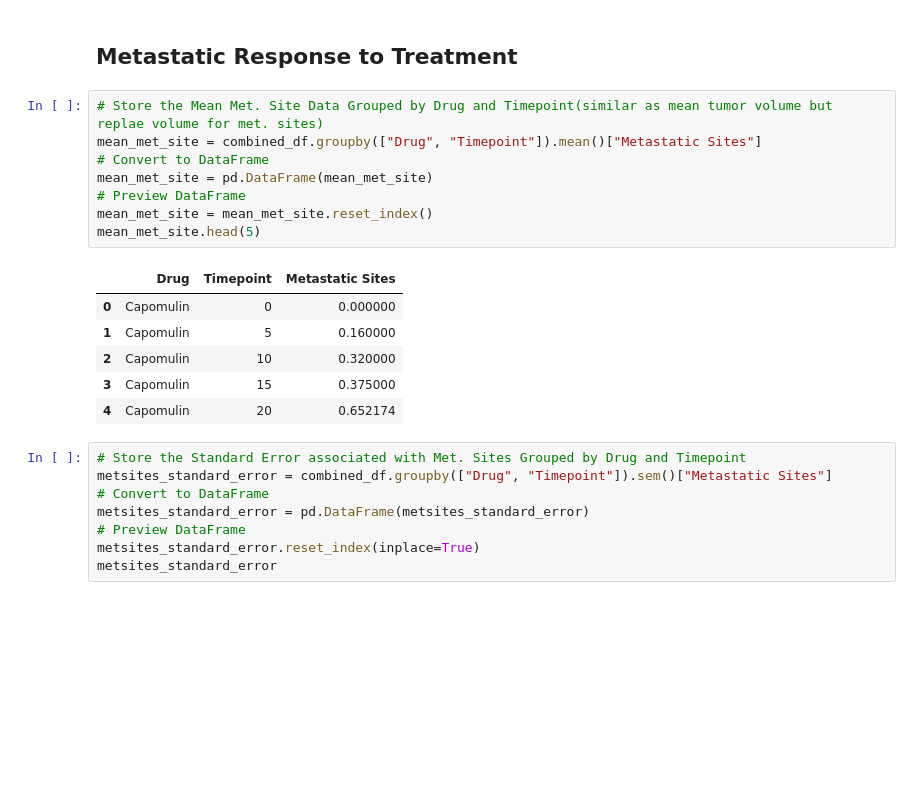
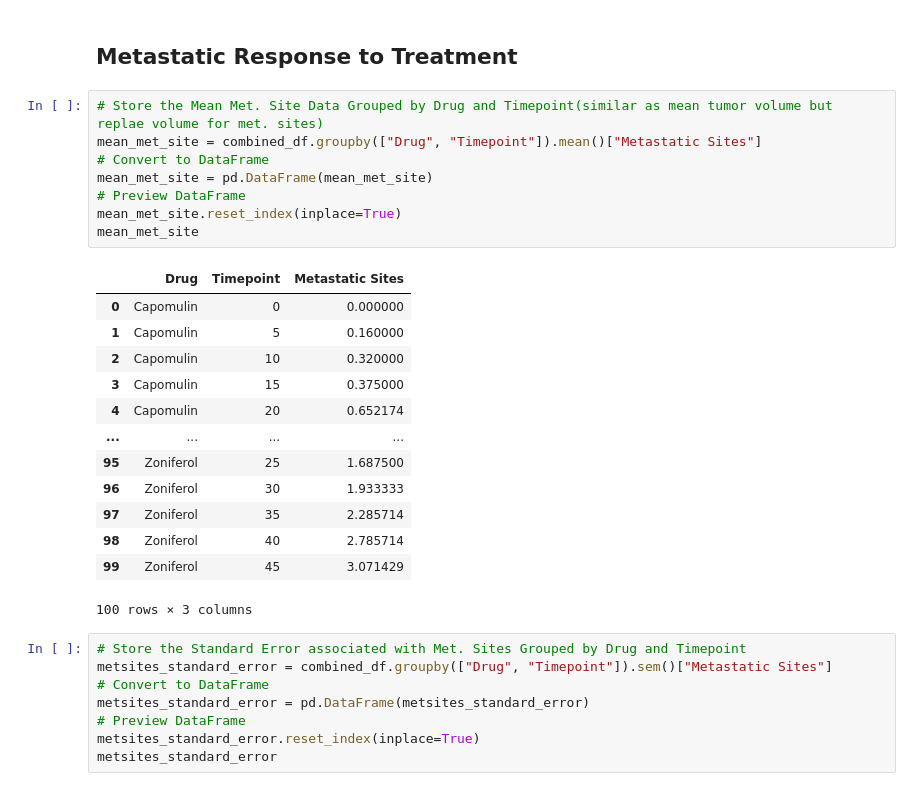
Before and after one commit to perliz77/matplotlib-challenge, a Jupyter notebook: Pymaceuticals/Matplotlib-Challenge.ipynb, the cells around one changed output. Drawn from its saved outputs; the diff is of its cells as text; blank space fills up the shorter version.

```diff
--- a/Pymaceuticals/Matplotlib-Challenge.ipynb
+++ b/Pymaceuticals/Matplotlib-Challenge.ipynb
@@ -127,18 +127,25 @@ plt.savefig("Tumor Response to Treatment.png")
 # %%
 # Store the Mean Met. Site Data Grouped by Drug and Timepoint(similar as mean tumor volume but replae volume for met. sites)
 mean_met_site = combined_df.groupby(["Drug", "Timepoint"]).mean()["Metastatic Sites"]
 # Convert to DataFrame
 mean_met_site = pd.DataFrame(mean_met_site)
 # Preview DataFrame
-mean_met_site = mean_met_site.reset_index()
-mean_met_site.head(5)
+mean_met_site.reset_index(inplace=True)
+mean_met_site
 # %% [output]
 |  | Drug | Timepoint | Metastatic Sites |
 | 0 | Capomulin | 0 | 0.000000 |
 | 1 | Capomulin | 5 | 0.160000 |
 | 2 | Capomulin | 10 | 0.320000 |
 | 3 | Capomulin | 15 | 0.375000 |
 | 4 | Capomulin | 20 | 0.652174 |
+| ... | ... | ... | ... |
+| 95 | Zoniferol | 25 | 1.687500 |
+| 96 | Zoniferol | 30 | 1.933333 |
+| 97 | Zoniferol | 35 | 2.285714 |
+| 98 | Zoniferol | 40 | 2.785714 |
+| 99 | Zoniferol | 45 | 3.071429 |
+100 rows × 3 columns
 # %%
 # Store the Standard Error associated with Met. Sites Grouped by Drug and Timepoint
 metsites_standard_error = combined_df.groupby(["Drug", "Timepoint"]).sem()["Metastatic Sites"]
```
Also changed, not shown: parts of 9 cells of this notebook.
